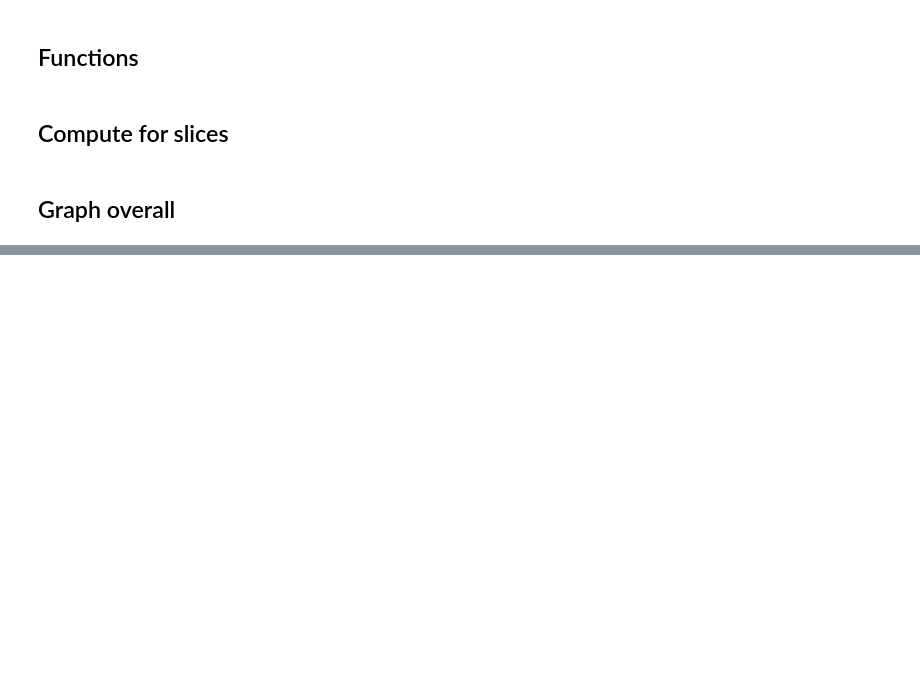
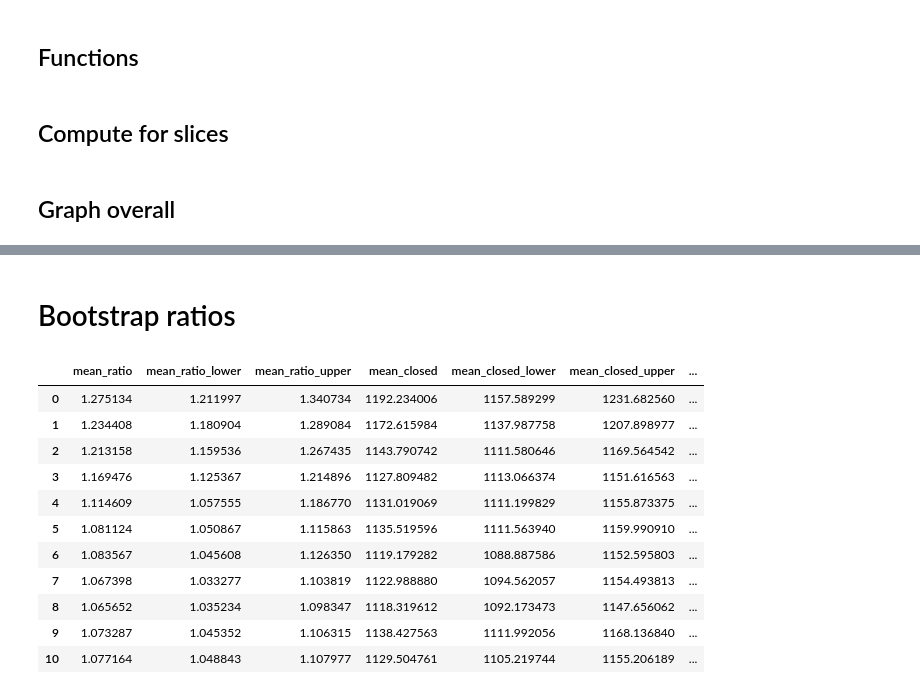
Before and after one commit to josh-ashkinaze/cbot, a Jupyter notebook: bootstrap_analysis.ipynb, the cells around one changed output, grey strips where cells are left out. Drawn from its saved outputs; the diff is of its cells as text; code cells hidden in the pictures; blank space fills up the shorter version.

```diff
--- a/bootstrap_analysis.ipynb
+++ b/bootstrap_analysis.ipynb
@@ -266,3 +266,5 @@ plt.show()
+# %% [markdown]
+# Bootstrap ratios
 # %%
 elo_df_m2.to_csv("elo_df.csv")
 # %%
@@ -328,4 +343,19 @@ for segment in elo_df_m2['segment'].unique():
 bootstrap_df = pd.DataFrame(bootstrap_results)
+# %%
+bootstrap_df
+# %% [output]
+|  | mean_ratio | mean_ratio_lower | mean_ratio_upper | mean_closed | mean_closed_lower | mean_closed_upper | ... |
+| 0 | 1.275134 | 1.211997 | 1.340734 | 1192.234006 | 1157.589299 | 1231.682560 | ... |
+| 1 | 1.234408 | 1.180904 | 1.289084 | 1172.615984 | 1137.987758 | 1207.898977 | ... |
+| 2 | 1.213158 | 1.159536 | 1.267435 | 1143.790742 | 1111.580646 | 1169.564542 | ... |
+| 3 | 1.169476 | 1.125367 | 1.214896 | 1127.809482 | 1113.066374 | 1151.616563 | ... |
+| 4 | 1.114609 | 1.057555 | 1.186770 | 1131.019069 | 1111.199829 | 1155.873375 | ... |
+| 5 | 1.081124 | 1.050867 | 1.115863 | 1135.519596 | 1111.563940 | 1159.990910 | ... |
+| 6 | 1.083567 | 1.045608 | 1.126350 | 1119.179282 | 1088.887586 | 1152.595803 | ... |
+| 7 | 1.067398 | 1.033277 | 1.103819 | 1122.988880 | 1094.562057 | 1154.493813 | ... |
+| 8 | 1.065652 | 1.035234 | 1.098347 | 1118.319612 | 1092.173473 | 1147.656062 | ... |
+| 9 | 1.073287 | 1.045352 | 1.106315 | 1138.427563 | 1111.992056 | 1168.136840 | ... |
+| 10 | 1.077164 | 1.048843 | 1.107977 | 1129.504761 | 1105.219744 | 1155.206189 | ... |
 # %%
 import seaborn as sns
 import matplotlib.pyplot as plt
```
Also changed, not shown: parts of 9 cells of this notebook, 1 other file.
